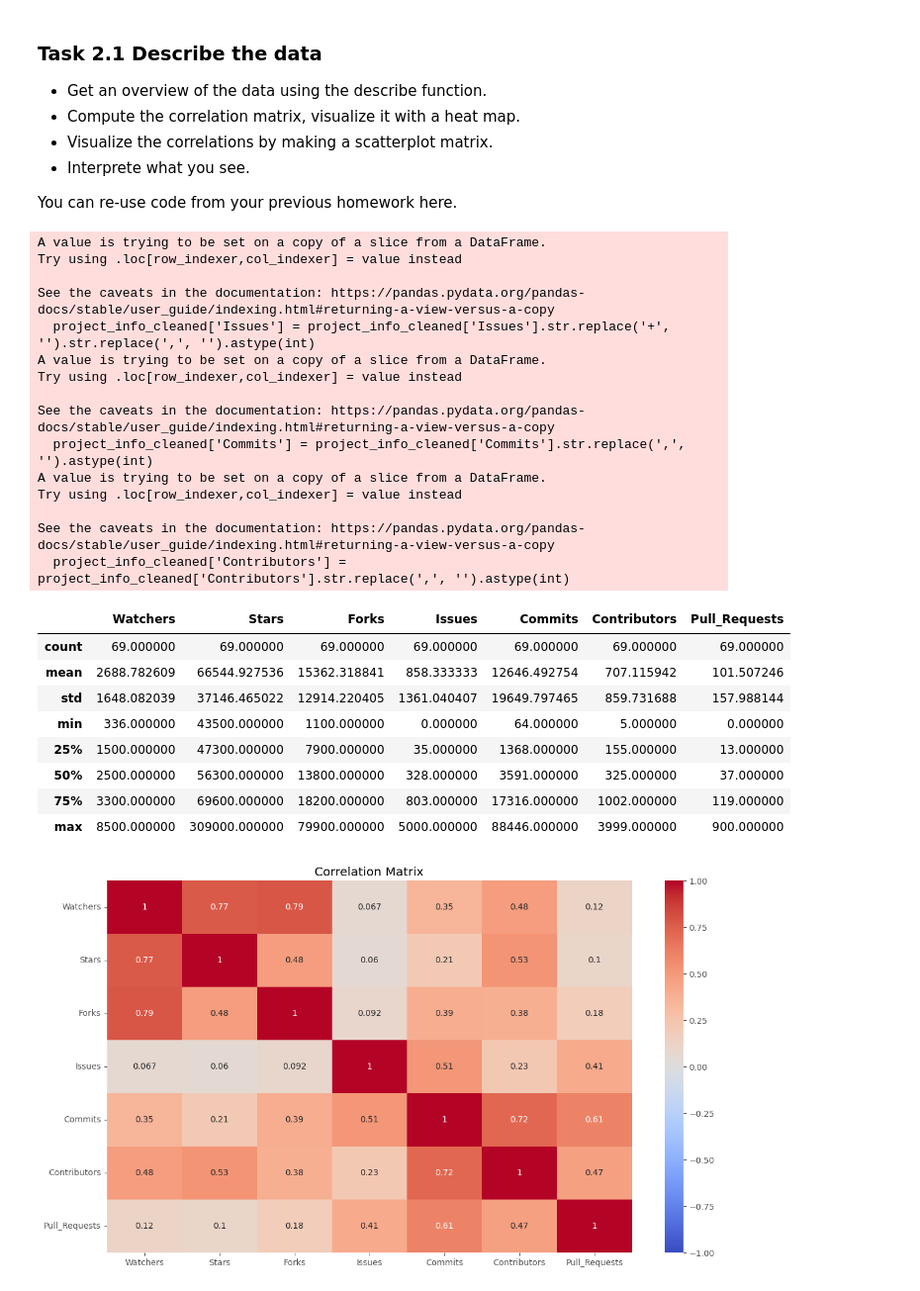
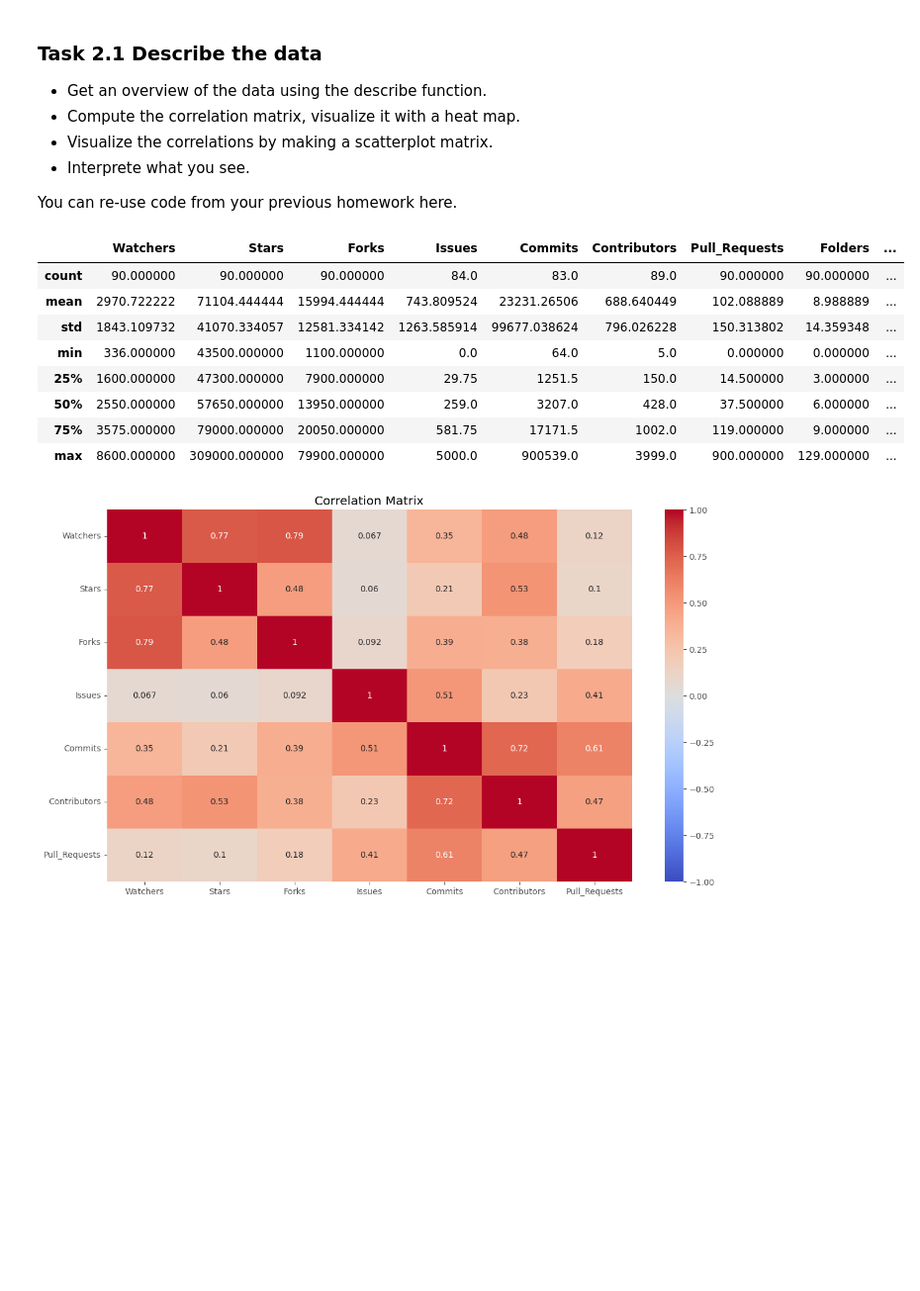
Before and after one commit to logancorrea/Intro-to-Data-Science, a Jupyter notebook: Homework/HW06/HW6.ipynb, the cells around one changed output. Shown at 99% size. Cells and saved outputs as stored; diff of their text form; code cells hidden in the pictures; blank space fills up the shorter version.

```diff
--- a/Homework/HW06/HW6.ipynb
+++ b/Homework/HW06/HW6.ipynb
@@ -327,36 +334,24 @@ project_info.head()
 
 You can re-use code from your previous homework here.
 # %%
-project_info_cleaned = project_info.dropna()
-project_info_cleaned['Issues'] = project_info_cleaned['Issues'].str.replace('+', '').str.replace(',', '').astype(int)
-project_info_cleaned['Commits'] = project_info_cleaned['Commits'].str.replace(',', '').astype(int)
-project_info_cleaned['Contributors'] = project_info_cleaned['Contributors'].str.replace(',', '').astype(int)
+#project_info_cleaned = project_info.dropna()
+project_info_cleaned = project_info
+project_info_cleaned.loc[project_info_cleaned['Name'] == 'linux', 'Contributors'] = 15600
+project_info_cleaned['linux', 'Contributors'] = 15600
+project_info_cleaned['Issues'] = project_info_cleaned['Issues'].str.replace('+', '').str.replace(',', '').astype('Int64')
+project_info_cleaned['Commits'] = project_info_cleaned['Commits'].str.replace(',', '').astype('Int64')
+project_info_cleaned['Contributors'] = project_info_cleaned['Contributors'].str.replace(',', '').astype('Int64')
 project_info_cleaned.describe()
 # %% [output]
-A value is trying to be set on a copy of a slice from a DataFrame.
-Try using .loc[row_indexer,col_indexer] = value instead
-
-See the caveats in the documentation: https://pandas.pydata.org/pandas-docs/stable/user_guide/indexing.html#returning-a-view-versus-a-copy
-  project_info_cleaned['Issues'] = project_info_cleaned['Issues'].str.replace('+', '').str.replace(',', '').astype(int)
-A value is trying to be set on a copy of a slice from a DataFrame.
-Try using .loc[row_indexer,col_indexer] = value instead
-
-See the caveats in the documentation: https://pandas.pydata.org/pandas-docs/stable/user_guide/indexing.html#returning-a-view-versus-a-copy
-  project_info_cleaned['Commits'] = project_info_cleaned['Commits'].str.replace(',', '').astype(int)
-A value is trying to be set on a copy of a slice from a DataFrame.
-Try using .loc[row_indexer,col_indexer] = value instead
-
-See the caveats in the documentation: https://pandas.pydata.org/pandas-docs/stable/user_guide/indexing.html#returning-a-view-versus-a-copy
-  project_info_cleaned['Contributors'] = project_info_cleaned['Contributors'].str.replace(',', '').astype(int)
-|  | Watchers | Stars | Forks | Issues | Commits | Contributors | Pull_Requests |
-| count | 69.000000 | 69.000000 | 69.000000 | 69.000000 | 69.000000 | 69.000000 | 69.000000 |
-| mean | 2688.782609 | 66544.927536 | 15362.318841 | 858.333333 | 12646.492754 | 707.115942 | 101.507246 |
-| std | 1648.082039 | 37146.465022 | 12914.220405 | 1361.040407 | 19649.797465 | 859.731688 | 157.988144 |
-| min | 336.000000 | 43500.000000 | 1100.000000 | 0.000000 | 64.000000 | 5.000000 | 0.000000 |
-| 25% | 1500.000000 | 47300.000000 | 7900.000000 | 35.000000 | 1368.000000 | 155.000000 | 13.000000 |
-| 50% | 2500.000000 | 56300.000000 | 13800.000000 | 328.000000 | 3591.000000 | 325.000000 | 37.000000 |
-| 75% | 3300.000000 | 69600.000000 | 18200.000000 | 803.000000 | 17316.000000 | 1002.000000 | 119.000000 |
-| max | 8500.000000 | 309000.000000 | 79900.000000 | 5000.000000 | 88446.000000 | 3999.000000 | 900.000000 |
+|  | Watchers | Stars | Forks | Issues | Commits | Contributors | Pull_Requests | Folders | ... |
+| count | 90.000000 | 90.000000 | 90.000000 | 84.0 | 83.0 | 89.0 | 90.000000 | 90.000000 | ... |
+| mean | 2970.722222 | 71104.444444 | 15994.444444 | 743.809524 | 23231.26506 | 688.640449 | 102.088889 | 8.988889 | ... |
+| std | 1843.109732 | 41070.334057 | 12581.334142 | 1263.585914 | 99677.038624 | 796.026228 | 150.313802 | 14.359348 | ... |
+| min | 336.000000 | 43500.000000 | 1100.000000 | 0.0 | 64.0 | 5.0 | 0.000000 | 0.000000 | ... |
+| 25% | 1600.000000 | 47300.000000 | 7900.000000 | 29.75 | 1251.5 | 150.0 | 14.500000 | 3.000000 | ... |
+| 50% | 2550.000000 | 57650.000000 | 13950.000000 | 259.0 | 3207.0 | 428.0 | 37.500000 | 6.000000 | ... |
+| 75% | 3575.000000 | 79000.000000 | 20050.000000 | 581.75 | 17171.5 | 1002.0 | 119.000000 | 9.000000 | ... |
+| max | 8600.000000 | 309000.000000 | 79900.000000 | 5000.0 | 900539.0 | 3999.0 | 900.000000 | 129.000000 | ... |
 # %%
 import seaborn as sns
 
```
Also changed, not shown: parts of 8 cells of this notebook, 1 other file.
